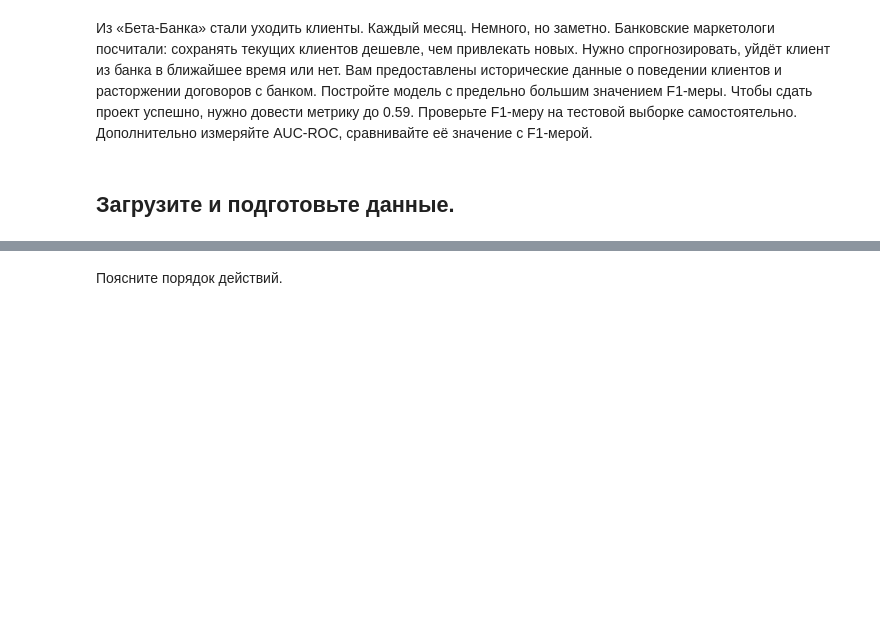
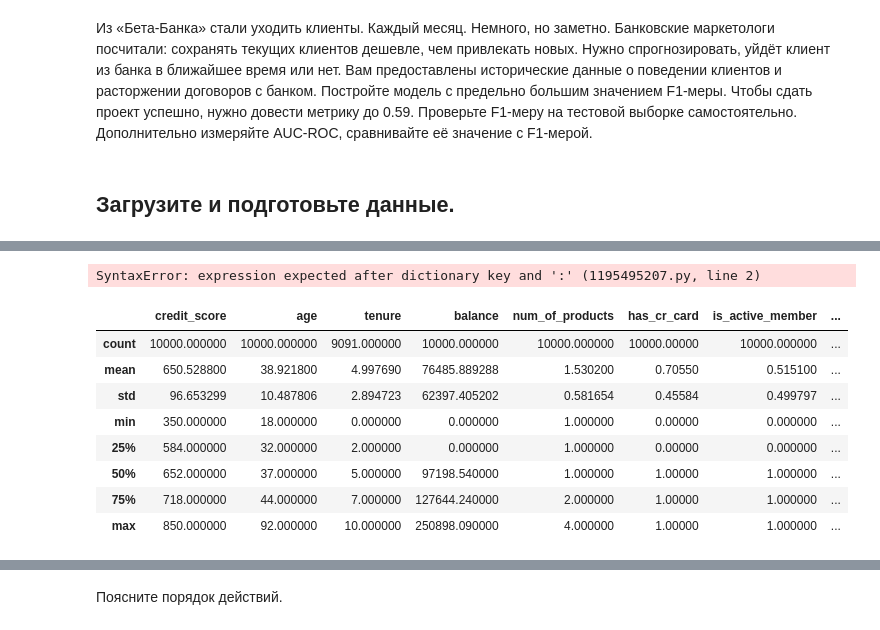
Before and after one commit to zabelin-ds/practicum, a Jupyter notebook: 07_project/bank.ipynb, the cells around one changed output, grey strips where cells are left out. Saved outputs shown, nothing was run; the diff lists cells and outputs as text; code cells hidden in the pictures; blank space fills up the shorter version.

```diff
--- a/07_project/bank.ipynb
+++ b/07_project/bank.ipynb
@@ -23,3 +129,5 @@ except FileNotFoundError:
+# %%
+customers_data.dropna(axis=0, inplace=True)
 # %%
 display(
     customers_data.info()
@@ -45 +154,53 @@ memory usage: 1.1+ MB
 None
+# %%
+col_type = {
+    'credit_score': 'uint16',
+     'geography': 'category',
+     'gender': 'category',
+     'age': 'uint8',
+     'tenure': 'uint8',
+     'balance': 'float64',
+     'num_of_products': 'uint8',
+     'has_cr_card': 'category',
+     'is_active_member': 'category',
+     'estimated_salary': 'float64',
+     'exited': 'category',
+}
+
+num_col = [
+    'credit_score',
+     'age',
+     'tenure',
+     'balance',
+     'num_of_products',
+     'estimated_salary',
+]
+cat_col = [
+    'credit_score',
+     'geography',
+     'gender',
+     'age',
+     'tenure',
+     'balance',
+     'num_of_products',
+     'has_cr_card',
+     'is_active_member',
+     'estimated_salary',
+     'exited',
+]
+# %% [output]
+SyntaxError: expression expected after dictionary key and ':' (1195495207.py, line 2)
+# %%
+display(
+    customers_data.describe()
+)
+# %% [output]
+|  | credit_score | age | tenure | balance | num_of_products | has_cr_card | is_active_member | ... |
+| count | 10000.000000 | 10000.000000 | 9091.000000 | 10000.000000 | 10000.000000 | 10000.00000 | 10000.000000 | ... |
+| mean | 650.528800 | 38.921800 | 4.997690 | 76485.889288 | 1.530200 | 0.70550 | 0.515100 | ... |
+| std | 96.653299 | 10.487806 | 2.894723 | 62397.405202 | 0.581654 | 0.45584 | 0.499797 | ... |
+| min | 350.000000 | 18.000000 | 0.000000 | 0.000000 | 1.000000 | 0.00000 | 0.000000 | ... |
+| 25% | 584.000000 | 32.000000 | 2.000000 | 0.000000 | 1.000000 | 0.00000 | 0.000000 | ... |
+| 50% | 652.000000 | 37.000000 | 5.000000 | 97198.540000 | 1.000000 | 1.00000 | 1.000000 | ... |
+| 75% | 718.000000 | 44.000000 | 7.000000 | 127644.240000 | 2.000000 | 1.00000 | 1.000000 | ... |
+| max | 850.000000 | 92.000000 | 10.000000 | 250898.090000 | 4.000000 | 1.00000 | 1.000000 | ... |
```
Also changed, not shown: parts of 17 cells of this notebook.
